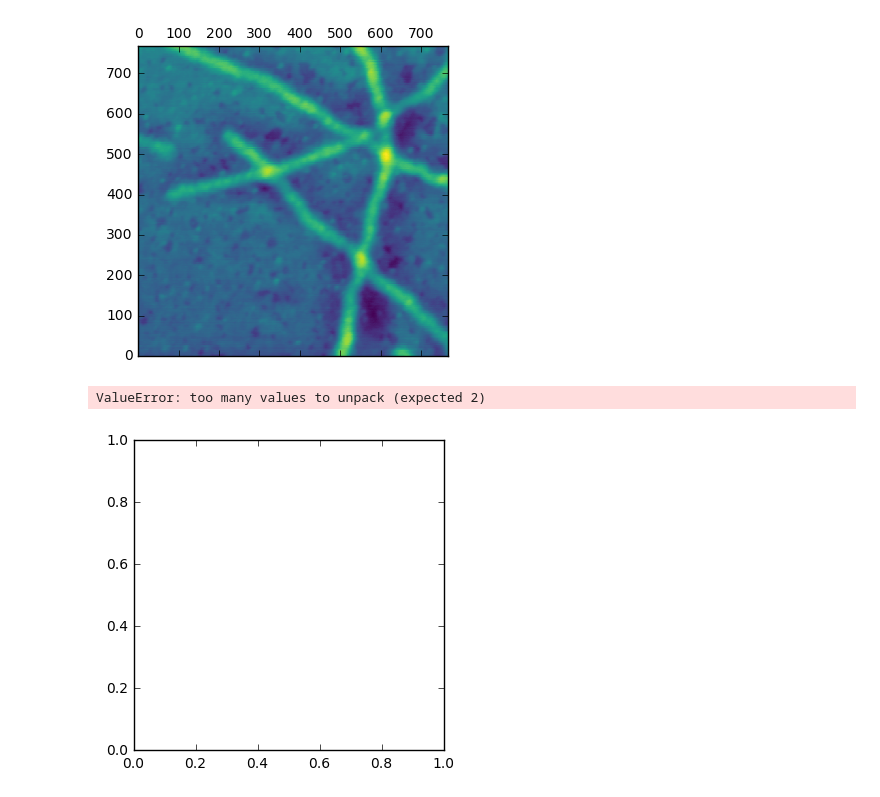
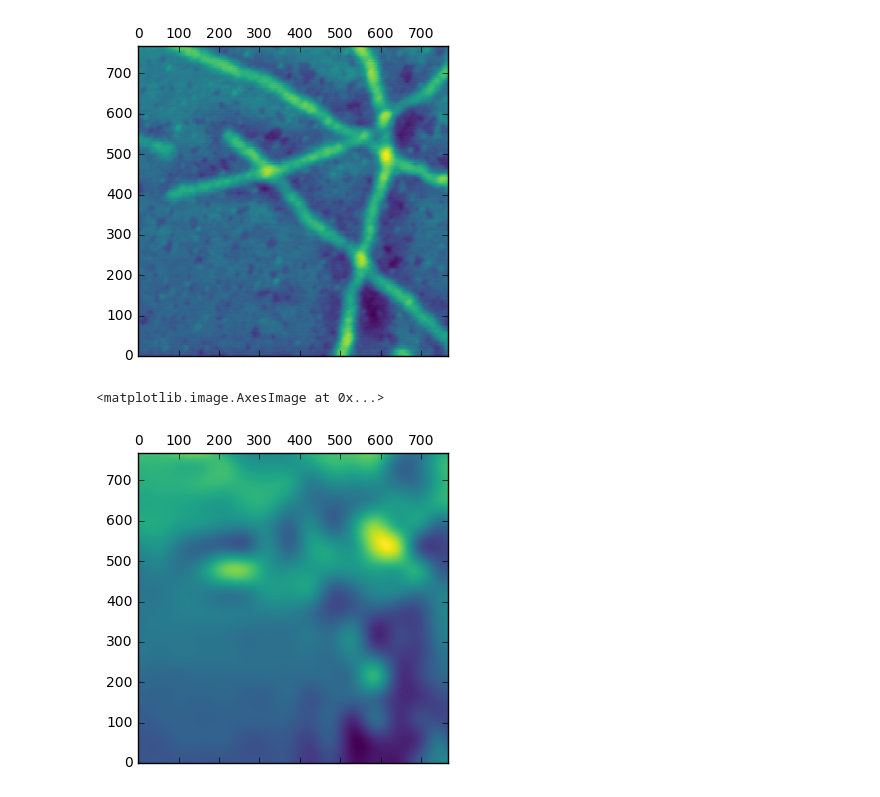
Before and after one commit to wesleyktatum/Nanowire_Measurements, a Jupyter notebook: NaRWHAL/BackgroundingAstroPy.ipynb, the cells around one changed output. Saved outputs shown, nothing was run; the diff lists cells and outputs as text; code cells hidden in the pictures.

Commit message:
added unit tests. consolidated backgrounding functions

```diff
--- a/NaRWHAL/BackgroundingAstroPy.ipynb
+++ b/NaRWHAL/BackgroundingAstroPy.ipynb
@@ -50,5 +41,0 @@ bkguint8 = np.uint8(bkguint8)
-# %%
-plt.matshow(bkguint8)
-# %% [output]
-ValueError: too many values to unpack (expected 2)
-[figure, removed]
@@ -57,0 +42,9 @@ plt.matshow(eqlizd)
+# %%
+sigma_clip = SigmaClip(sigma=3., iters=10)
+bkg_estimator = MedianBackground()
+bkg1 = Background2D(backgrounded, (50, 50), filter_size=(3, 3), sigma_clip=sigma_clip, bkg_estimator=bkg_estimator)
+# %%
+plt.matshow(bkg1.background, origin='lower', cmap = 'viridis')
+# %% [output]
+<matplotlib.image.AxesImage at 0x...>
+[figure, added]
```
Also changed, not shown: parts of 4 cells of this notebook, 4 other files.
